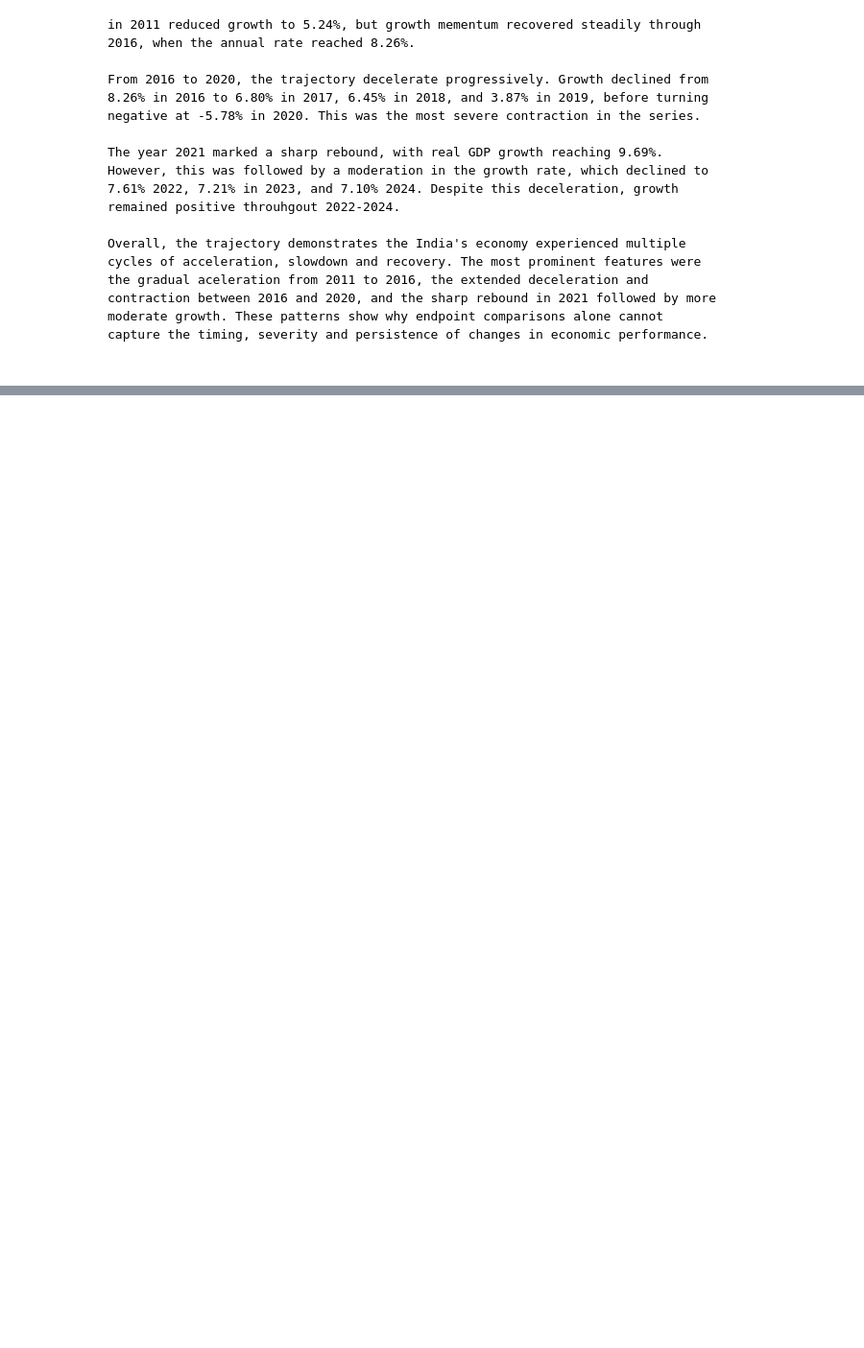
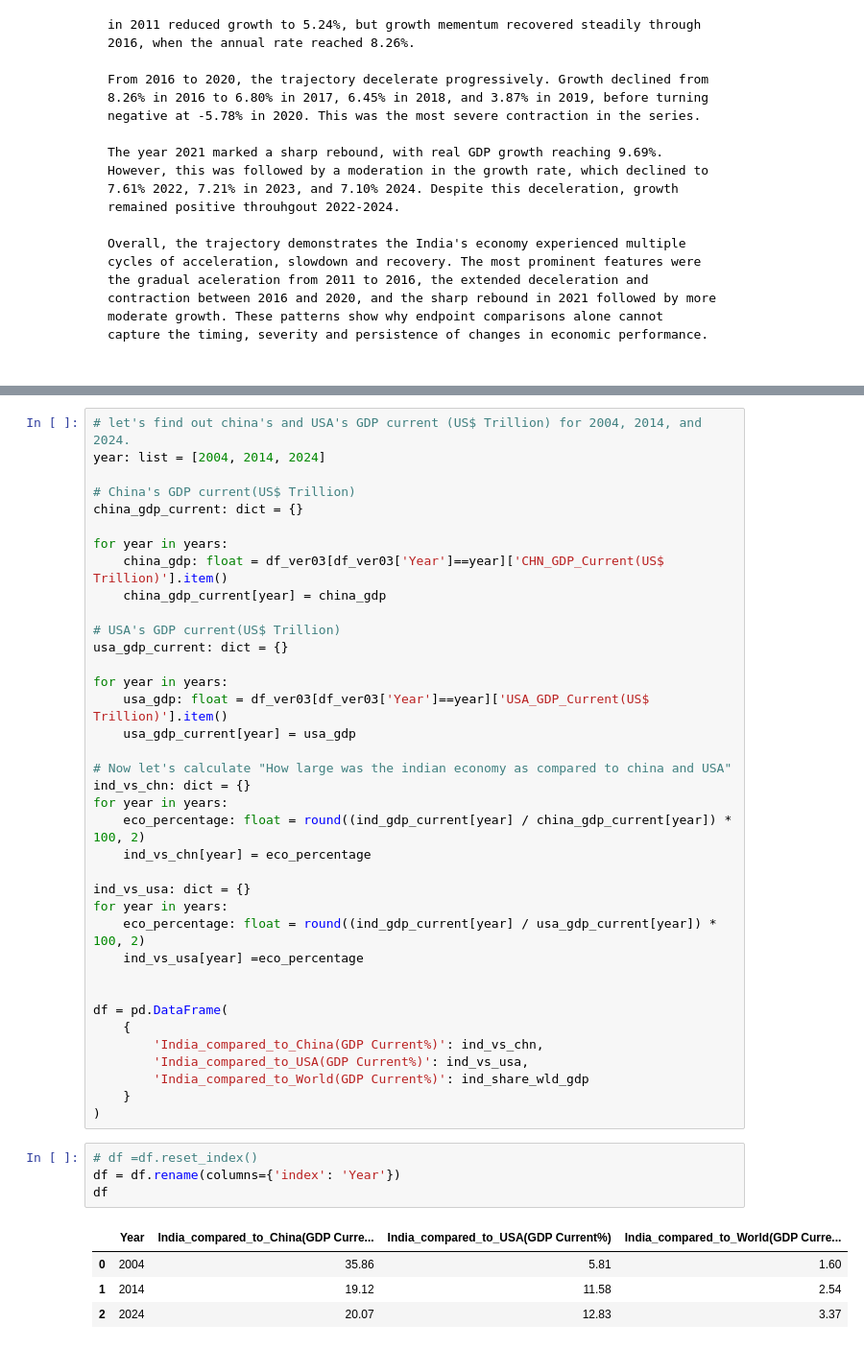
Before and after one commit to sohail-ansari0023/Indias_economic_changes, a Jupyter notebook: Dimension_1/Analysis.ipynb, the cells around one changed output, grey strips where cells are left out. Shown at 96% size. Drawn from its saved outputs; the diff is of its cells as text; blank space fills up the shorter version.

```diff
--- a/Dimension_1/Analysis.ipynb
+++ b/Dimension_1/Analysis.ipynb
@@ -1272,0 +1413,46 @@ Overall, the trajectory demonstrates the India's economy experienced multiple cy
+# %%
+# let's find out china's and USA's GDP current (US$ Trillion) for 2004, 2014, and 2024.
+year: list = [2004, 2014, 2024]
+
+# China's GDP current(US$ Trillion)
+china_gdp_current: dict = {}
+
+for year in years:
+    china_gdp: float = df_ver03[df_ver03['Year']==year]['CHN_GDP_Current(US$ Trillion)'].item()
+    china_gdp_current[year] = china_gdp
+
+# USA's GDP current(US$ Trillion)
+usa_gdp_current: dict = {}
+
+for year in years:
+    usa_gdp: float = df_ver03[df_ver03['Year']==year]['USA_GDP_Current(US$ Trillion)'].item()
+    usa_gdp_current[year] = usa_gdp
+
+# Now let's calculate "How large was the indian economy as compared to china and USA"
+ind_vs_chn: dict = {}
+for year in years:
+    eco_percentage: float = round((ind_gdp_current[year] / china_gdp_current[year]) * 100, 2)
+    ind_vs_chn[year] = eco_percentage
+
+ind_vs_usa: dict = {}
+for year in years:
+    eco_percentage: float = round((ind_gdp_current[year] / usa_gdp_current[year]) * 100, 2)
+    ind_vs_usa[year] =eco_percentage
+
+
+df = pd.DataFrame(
+    {
+        'India_compared_to_China(GDP Current%)': ind_vs_chn,
+        'India_compared_to_USA(GDP Current%)': ind_vs_usa,
+        'India_compared_to_World(GDP Current%)': ind_share_wld_gdp
+    }
+)
+# %%
+# df =df.reset_index()
+df = df.rename(columns={'index': 'Year'})
+df
+# %% [output]
+|  | Year | India_compared_to_China(GDP Curre... | India_compared_to_USA(GDP Current%) | India_compared_to_World(GDP Curre... |
+| 0 | 2004 | 35.86 | 5.81 | 1.60 |
+| 1 | 2014 | 19.12 | 11.58 | 2.54 |
+| 2 | 2024 | 20.07 | 12.83 | 3.37 |
```
Also changed, not shown: parts of 13 cells of this notebook, 5 other files.
